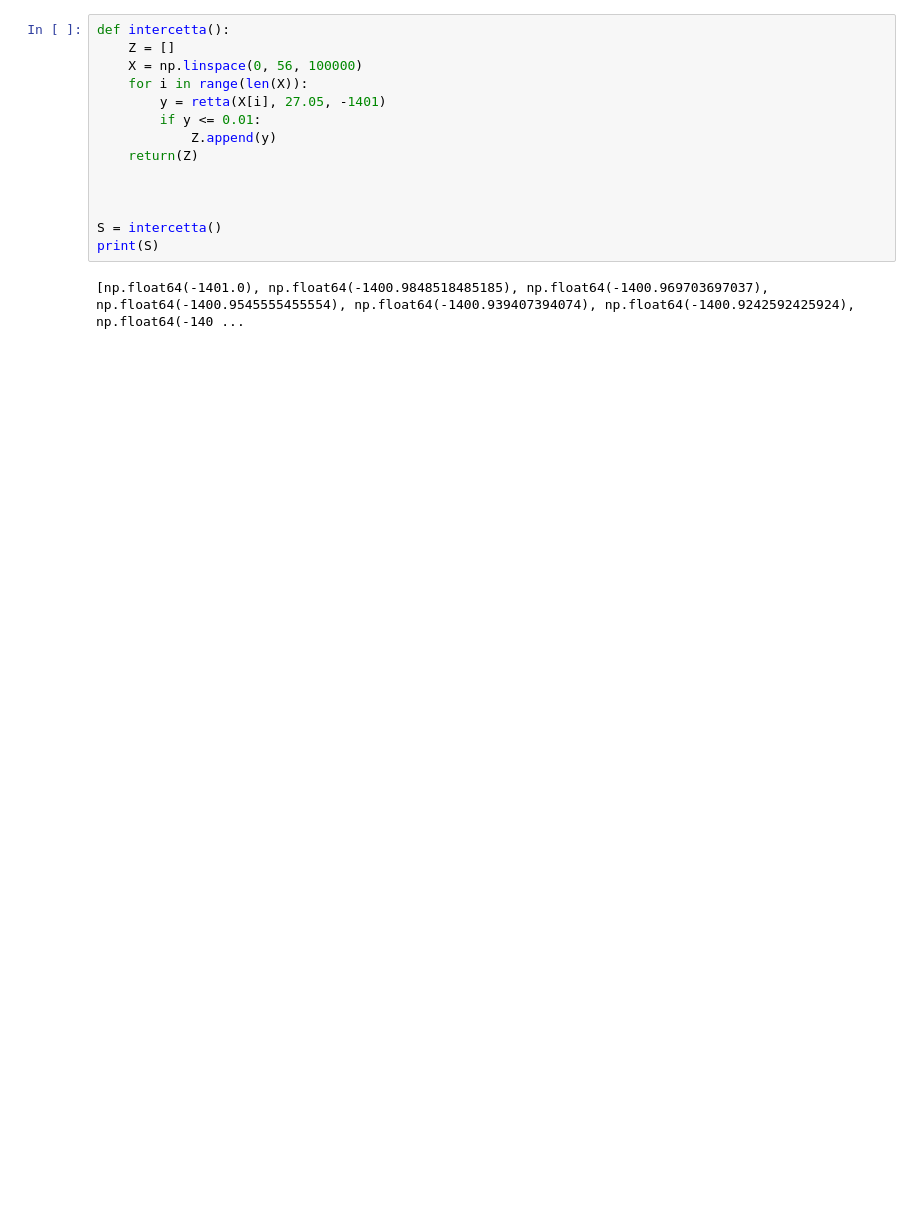
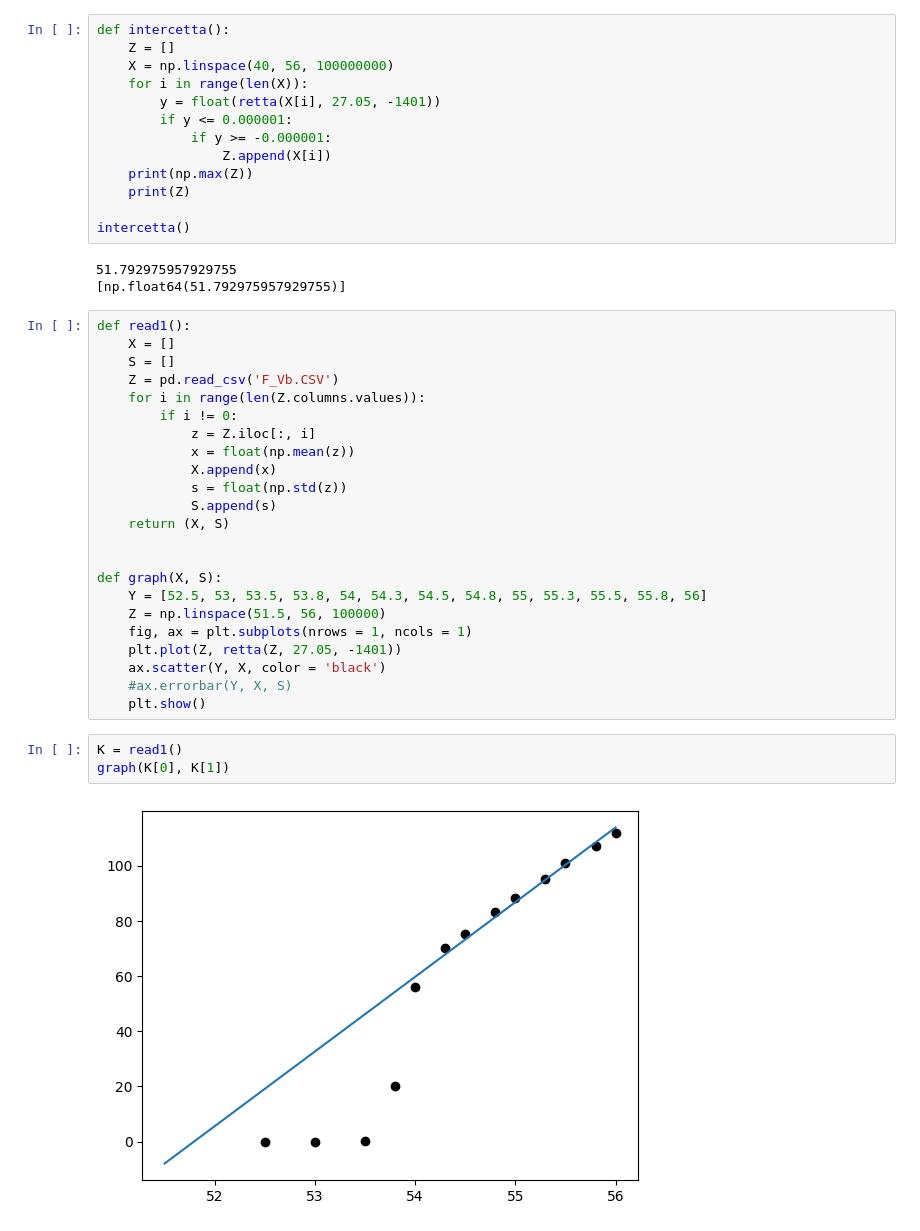
Before and after one commit to Pavar0tty/Laboratorio_SiPM, a Jupyter notebook: Esperimento/Parte 1/Analisi Freq_Vb/Analisi.ipynb, the cells around one changed output. Saved outputs shown, nothing was run; the diff lists cells and outputs as text; blank space fills up the shorter version.

```diff
--- a/Esperimento/Parte 1/Analisi Freq_Vb/Analisi.ipynb
+++ b/Esperimento/Parte 1/Analisi Freq_Vb/Analisi.ipynb
@@ -87,16 +87,44 @@ P value:  0.0
 # %%
 def intercetta():
     Z = []
-    X = np.linspace(0, 56, 100000)
+    X = np.linspace(40, 56, 100000000)
     for i in range(len(X)):
-        y = retta(X[i], 27.05, -1401)
-        if y <= 0.01:
-            Z.append(y)
-    return(Z)
+        y = float(retta(X[i], 27.05, -1401))
+        if y <= 0.000001:
+            if y >= -0.000001:
+                Z.append(X[i])
+    print(np.max(Z))
+    print(Z)
 
-
-
-S = intercetta()
-print(S)
+intercetta()
 # %% [output]
-[np.float64(-1401.0), np.float64(-1400.9848518485185), np.float64(-1400.969703697037), np.float64(-1400.9545555455554), np.float64(-1400.939407394074), np.float64(-1400.9242592425924), np.float64(-140 ...
+51.792975957929755
+[np.float64(51.792975957929755)]
+# %%
+def read1():
+    X = []
+    S = []
+    Z = pd.read_csv('F_Vb.CSV')
+    for i in range(len(Z.columns.values)):
+        if i != 0:
+            z = Z.iloc[:, i]
+            x = float(np.mean(z))
+            X.append(x)
+            s = float(np.std(z))
+            S.append(s)
+    return (X, S)
+
+
+def graph(X, S):
+    Y = [52.5, 53, 53.5, 53.8, 54, 54.3, 54.5, 54.8, 55, 55.3, 55.5, 55.8, 56]
+    Z = np.linspace(51.5, 56, 100000)
+    fig, ax = plt.subplots(nrows = 1, ncols = 1)
+    plt.plot(Z, retta(Z, 27.05, -1401))
+    ax.scatter(Y, X, color = 'black')
+    #ax.errorbar(Y, X, S)
+    plt.show()
+# %%
+K = read1()
+graph(K[0], K[1])
+# %% [output]
+[figure, added]
```
Also changed, not shown: parts of 1 cell of this notebook.
